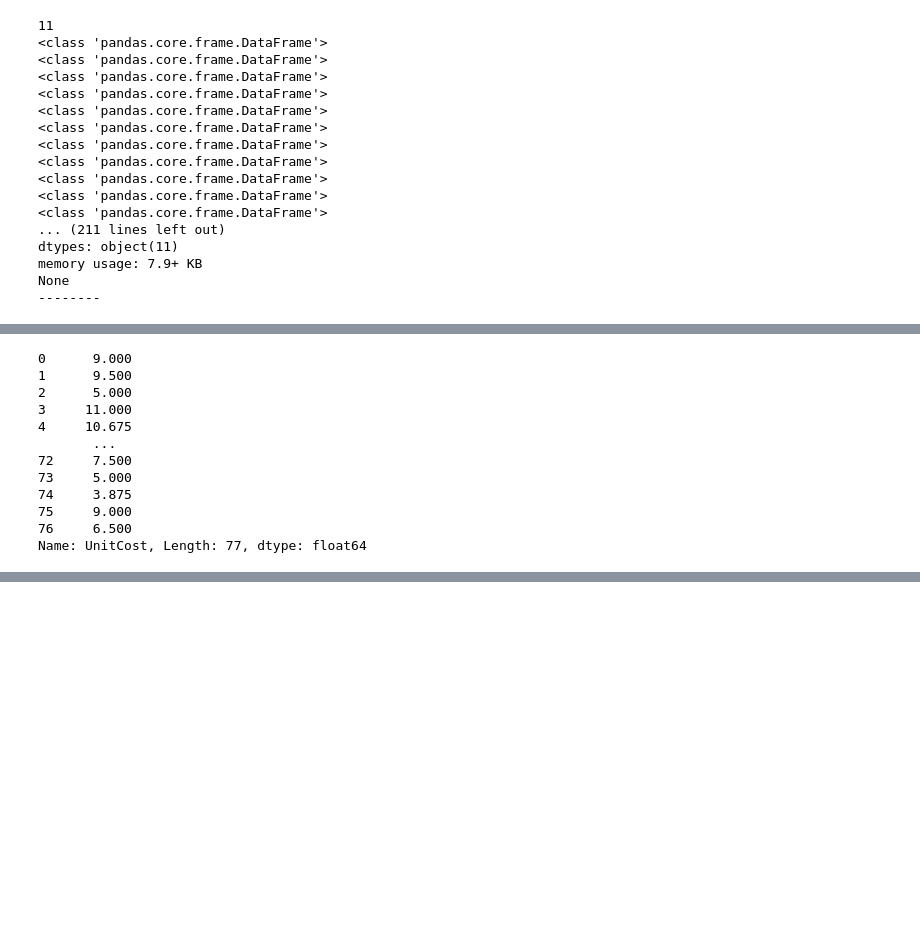
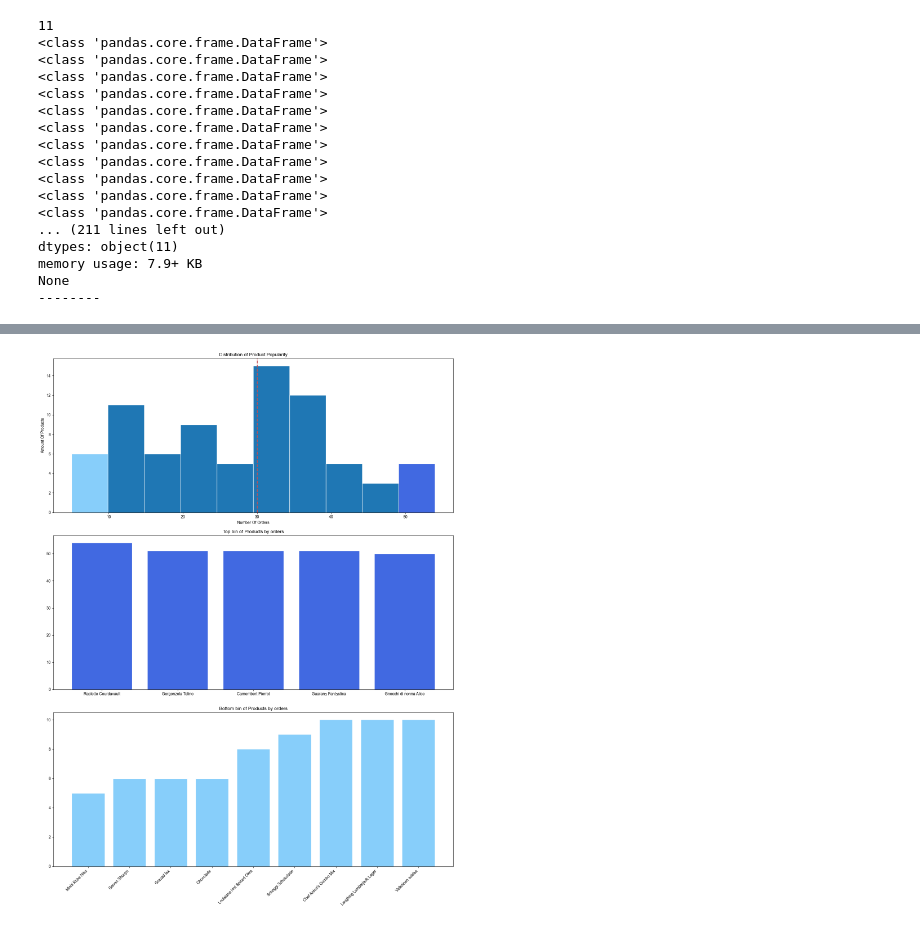
Before and after one commit to yarinsella/Northwind-EDA-, a Jupyter notebook: main.ipynb, the cells around one changed output, grey strips where cells are left out. Drawn from its saved outputs; the diff is of its cells as text; code cells hidden in the pictures; blank space fills up the shorter version.

Commit message:
Products quarrey done

```diff
--- a/main.ipynb
+++ b/main.ipynb
@@ -80,20 +79,67 @@ OrderDetails.name = 'OrderDetails'
 dataframes[2].name = 'OrderDetails'
 
 #Renaming UnitPrice column in Products to improve clarity.
-
-Products['UnitPrice'].rename('UnitCost')
+Products.rename(columns= {'UnitPrice':'UnitCost'},inplace=True)
+#Renaming Shipvia column in Orders to improve clarity
+Orders.rename(columns= {'ShipVia':'ShipperID'},inplace=True)
-# %% [output]
-0      9.000
-1      9.500
-2      5.000
-3     11.000
-4     10.675
-       ...
-72     7.500
-73     5.000
-74     3.875
-75     9.000
-76     6.500
-Name: UnitCost, Length: 77, dtype: float64
 # %%
+#What are the most popular products? Product statistics
+
+orders_per_product = OrderDetails.groupby('ProductID')['OrderID'].count()
+orders_per_product.sort_values(ascending=False,inplace=True)
+
+df_full = pd.merge(orders_per_product,Products[['ProductID','ProductName']],on='ProductID')
+df_full.rename(columns={'OrderID':'OrderCount'},inplace= True)
+
+#A function for getting outliers statistcs
+def get_outliers(data,colname):
+    data_range = data[colname]
+    median = np.percentile(data_range,50)
+    Q3 = np.percentile(data_range,75)
+    Q1 = np.percentile(data_range,25)
+    IQR = Q3- Q1
+    high_outlier = Q3 + (1.5*IQR)
+    low_outlier = Q1 - (1.5*IQR)
+    results= {
+        'median':median,
+        'Q3':Q3,
+        'Q1':Q1,
+        'IQR':IQR,
+        'ligh_outlier':high_outlier,
+        'low_outlier':low_outlier,
+        'df_high_outliers':data[data[colname]>high_outlier],
+        'df_low_outliers':data[data[colname]<low_outlier]
+    }
+    return results
+
+#Calculating Outliers
+outliers= get_outliers(df_full,'OrderCount')
+print(outliers['df_high_outliers'])
+print(outliers['df_low_outliers'])
+
+#Creating a bar graph for each of the marginal bins
+top_bin = df_full[df_full['OrderCount']>=50]
+bottom_bin = df_full[df_full['OrderCount']<=10]
+bottom_bin=bottom_bin.sort_values('OrderCount',ascending=True)
+print(top_bin.head())#Top bin of distribution
+print(bottom_bin.head())#Bottom bin of distribution
+
+fig,axs =plt.subplots(3,1,figsize=(15,20))
+sns.set_theme()
+
+#Creating the set of graphs
+axs[0].hist(df_full['OrderCount'],bins=10)
+axs[0].set_title("Distribution of Product Popularity")
+axs[0].set_xlabel('Number Of Orders')
+axs[0].set_ylabel('Amount Of Products')
+axs[0].patches[0].set_facecolor('lightskyblue')
+axs[0].patches[-1].set_facecolor('royalblue')
+axs[0].axvline(x=outliers['median'], color='r', linestyle='--', linewidth=2, label='Median')
+axs[2].bar(bottom_bin['ProductName'],bottom_bin['OrderCount'],color = 'lightskyblue')
+axs[2].set_xticklabels(bottom_bin['ProductName'], rotation=45, ha='right')
+axs[2].set_title("Bottom bin of Products by orders")
+axs[1].bar(top_bin['ProductName'],top_bin['OrderCount'],color = 'royalblue')
+axs[1].set_title("Top bin of Products by orders")
+
+plt.tight_layout()
 # %% [output]
@@ -110,0 +164 @@ Customers
+[figure, added]
```
Also changed, not shown: parts of 5 cells of this notebook.
